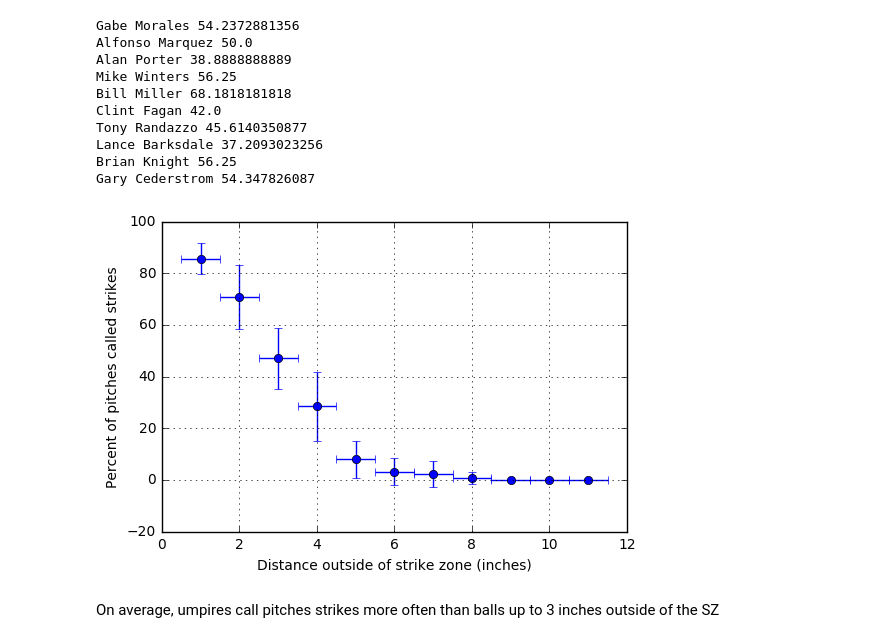
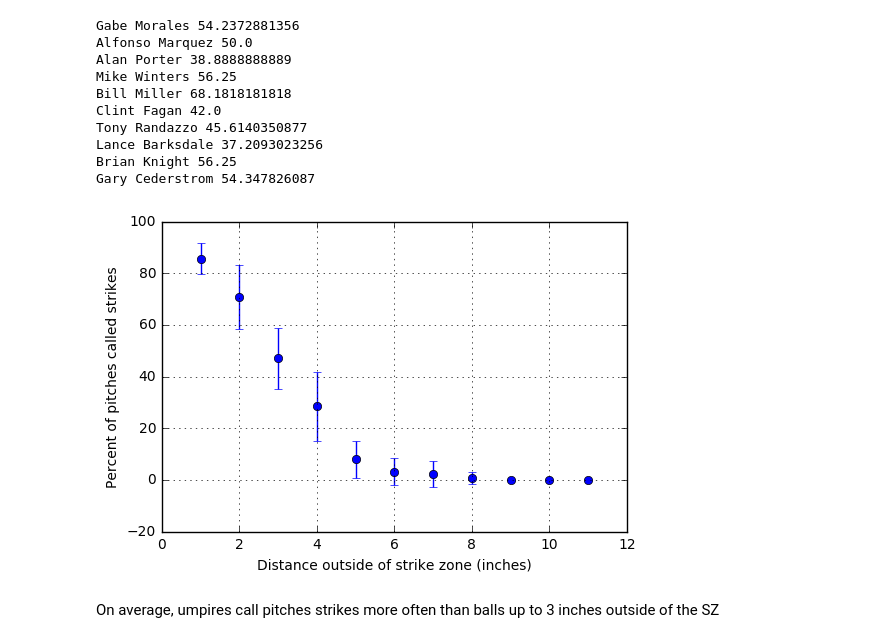
Before and after one commit to mavrommatis/pitchfx_sql, a Jupyter notebook: Notebooks/PitchMiscalls.ipynb, the cells around one changed output. Cells and saved outputs as stored; diff of their text form; code cells hidden in the pictures.

```diff
--- a/Notebooks/PitchMiscalls.ipynb
+++ b/Notebooks/PitchMiscalls.ipynb
@@ -252,13 +252,13 @@ for distance in distances:
     mean_pcts.append(mean_pct)
     std_pcts.append(std_pct)
 # %%
-plt.errorbar(distances*12,mean_pcts,std_pcts,fmt='o',xerr=tolerance*12)
+plt.errorbar(distances*12,mean_pcts,std_pcts,fmt='o')
 plt.xlabel("Distance outside of strike zone (inches)")
 plt.ylabel("Percent of pitches called strikes")
 plt.grid()
 plt.show()
 # %% [output]
-[figure, old version]
+[figure, new version]
 # %% [markdown]
 On average, umpires call pitches strikes more often than balls up to 3 inches outside of the SZ
 # %%
```
Also changed, not shown: parts of 4 cells of this notebook.
